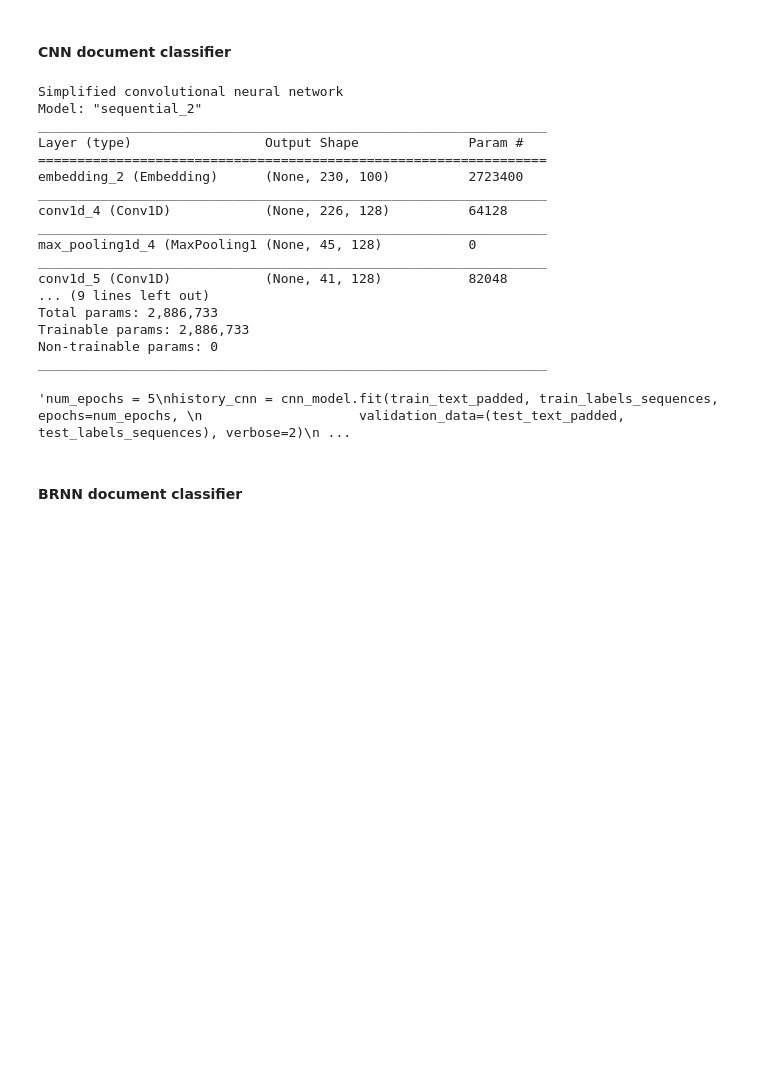
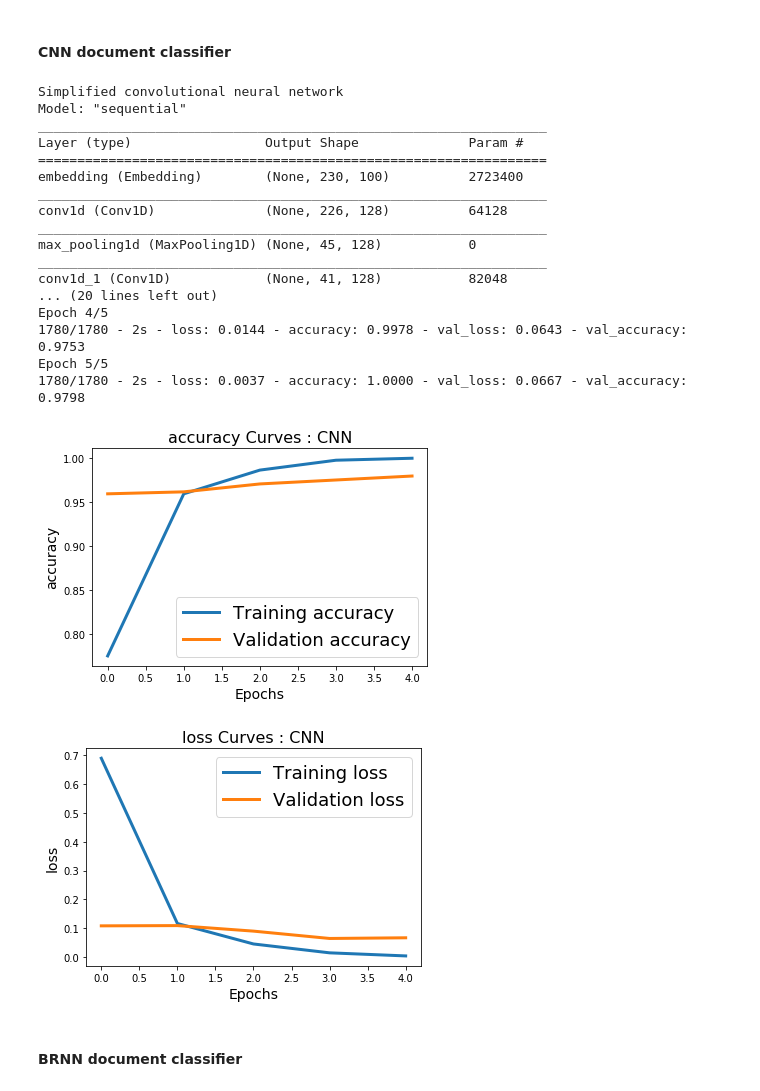
Before and after one commit to anushkagupta03/Document_CLassifier---NLP, a Jupyter notebook: document_classifier_bbc_news.ipynb, the cells around one changed output. Drawn from its saved outputs; the diff is of its cells as text; code cells hidden in the pictures; blank space fills up the shorter version.

```diff
--- a/document_classifier_bbc_news.ipynb
+++ b/document_classifier_bbc_news.ipynb
@@ -295,46 +295,47 @@ cnn_model = tf.keras.Sequential([
 ])
 cnn_model.compile(loss='categorical_crossentropy', optimizer='adam', metrics=['accuracy'])
 
 print("Simplified convolutional neural network")
 cnn_model.summary()
 
 # Run this to train the classifier to our data and visualize the results
-'''num_epochs = 5
+num_epochs = 5
 history_cnn = cnn_model.fit(train_text_padded, train_labels_sequences, epochs=num_epochs,
                     validation_data=(test_text_padded, test_labels_sequences), verbose=2)
 
 # Visualizing the results
 import matplotlib.pyplot as plt
 def plot_graphs(history_cnn, string):
   plt.plot(history_cnn.history[string],linewidth=3.0)
   plt.plot(history_cnn.history['val_'+string],linewidth=3.0)
   plt.xlabel("Epochs",fontsize=14)
   plt.ylabel(string,fontsize=14)
   plt.legend(['Training '+string, 'Validation '+string],fontsize=18)
   plt.title(string +' Curves : CNN',fontsize=16)
   plt.show()
 
 plot_graphs(history_cnn, "accuracy")
-plot_graphs(history_cnn, "loss")'''
+plot_graphs(history_cnn, "loss")
 # %% [output]
 Simplified convolutional neural network
-Model: "sequential_2"
+Model: "sequential"
 _________________________________________________________________
 Layer (type)                 Output Shape              Param #
 =================================================================
-embedding_2 (Embedding)      (None, 230, 100)          2723400
+embedding (Embedding)        (None, 230, 100)          2723400
 _________________________________________________________________
-conv1d_4 (Conv1D)            (None, 226, 128)          64128
+conv1d (Conv1D)              (None, 226, 128)          64128
 _________________________________________________________________
-max_pooling1d_4 (MaxPooling1 (None, 45, 128)           0
+max_pooling1d (MaxPooling1D) (None, 45, 128)           0
 _________________________________________________________________
-conv1d_5 (Conv1D)            (None, 41, 128)           82048
-... (9 lines left out)
-Total params: 2,886,733
-Trainable params: 2,886,733
-Non-trainable params: 0
-_________________________________________________________________
+conv1d_1 (Conv1D)            (None, 41, 128)           82048
+... (20 lines left out)
+Epoch 4/5
+1780/1780 - 2s - loss: 0.0144 - accuracy: 0.9978 - val_loss: 0.0643 - val_accuracy: 0.9753
+Epoch 5/5
+1780/1780 - 2s - loss: 0.0037 - accuracy: 1.0000 - val_loss: 0.0667 - val_accuracy: 0.9798
-'num_epochs = 5\nhistory_cnn = cnn_model.fit(train_text_padded, train_labels_sequences, epochs=num_epochs, \n                    validation_data=(test_text_padded, test_labels_sequences), verbose=2)\n ...
+[figure, added]
+[figure, added]
 # %% [markdown]
 #### BRNN document classifier
 # %%
```
Also changed, not shown: parts of 10 cells of this notebook.
